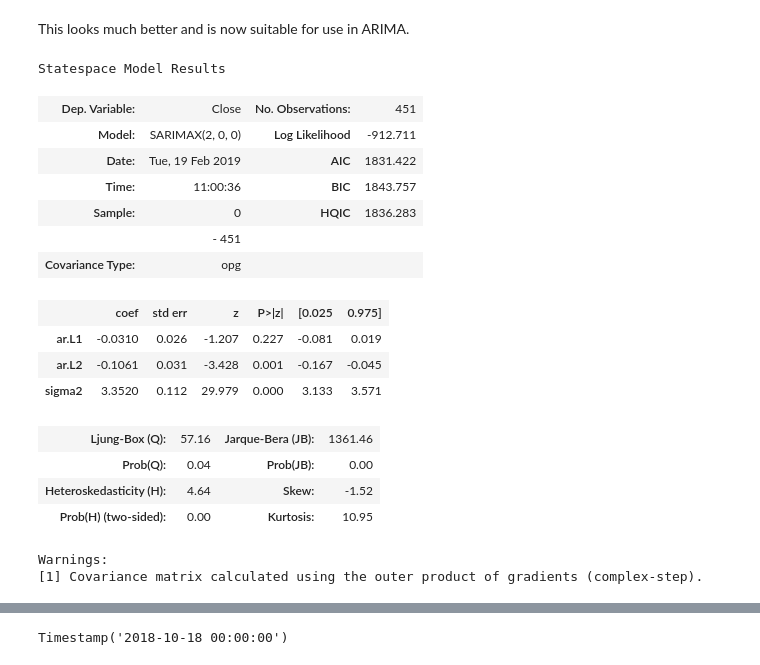
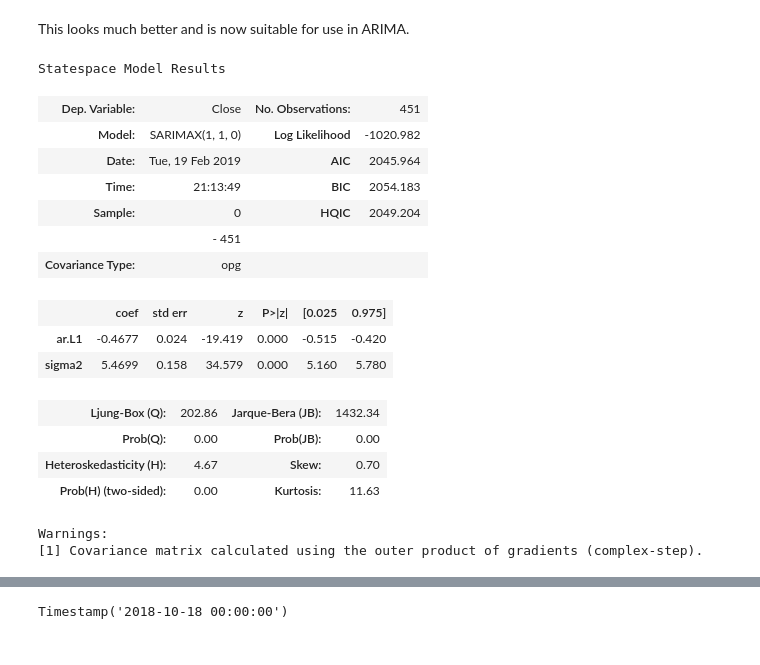
Before and after one commit to snives/FinTech, a Jupyter notebook: Arima.ipynb, the cells around one changed output, grey strips where cells are left out. Drawn from its saved outputs; the diff is of its cells as text; code cells hidden in the pictures.

```diff
--- a/Arima.ipynb
+++ b/Arima.ipynb
@@ -100,26 +122,28 @@ tenpercent = int(dtrans.size * 0.10 )
 train, test = dtrans[:-tenpercent], dtrans[-tenpercent:]
 # %%
 # Fit the model
-arima200 = sm.tsa.SARIMAX(train, order=(2,0,0))
+
+#The order is important, which represents the p, q, r parameters.
+
+arima200 = sm.tsa.SARIMAX(train, order=(1,1,0))
 model_results = arima200.fit()
 model_results.summary()
 # %% [output]
 Statespace Model Results
 | Dep. Variable: | Close | No. Observations: | 451 |
-| Model: | SARIMAX(2, 0, 0) | Log Likelihood | -912.711 |
-| Date: | Tue, 19 Feb 2019 | AIC | 1831.422 |
-| Time: | 11:00:36 | BIC | 1843.757 |
-| Sample: | 0 | HQIC | 1836.283 |
+| Model: | SARIMAX(1, 1, 0) | Log Likelihood | -1020.982 |
+| Date: | Tue, 19 Feb 2019 | AIC | 2045.964 |
+| Time: | 21:13:49 | BIC | 2054.183 |
+| Sample: | 0 | HQIC | 2049.204 |
 |  | - 451 |  |  |
 | Covariance Type: | opg |  |  |
 |  | coef | std err | z | P>|z| | [0.025 | 0.975] |
-| ar.L1 | -0.0310 | 0.026 | -1.207 | 0.227 | -0.081 | 0.019 |
-| ar.L2 | -0.1061 | 0.031 | -3.428 | 0.001 | -0.167 | -0.045 |
-| sigma2 | 3.3520 | 0.112 | 29.979 | 0.000 | 3.133 | 3.571 |
+| ar.L1 | -0.4677 | 0.024 | -19.419 | 0.000 | -0.515 | -0.420 |
+| sigma2 | 5.4699 | 0.158 | 34.579 | 0.000 | 5.160 | 5.780 |
-| Ljung-Box (Q): | 57.16 | Jarque-Bera (JB): | 1361.46 |
-| Prob(Q): | 0.04 | Prob(JB): | 0.00 |
-| Heteroskedasticity (H): | 4.64 | Skew: | -1.52 |
-| Prob(H) (two-sided): | 0.00 | Kurtosis: | 10.95 |
+| Ljung-Box (Q): | 202.86 | Jarque-Bera (JB): | 1432.34 |
+| Prob(Q): | 0.00 | Prob(JB): | 0.00 |
+| Heteroskedasticity (H): | 4.67 | Skew: | 0.70 |
+| Prob(H) (two-sided): | 0.00 | Kurtosis: | 11.63 |
 Warnings:
 [1] Covariance matrix calculated using the outer product of gradients (complex-step).
 # %%
```
Also changed, not shown: parts of 10 cells of this notebook.
